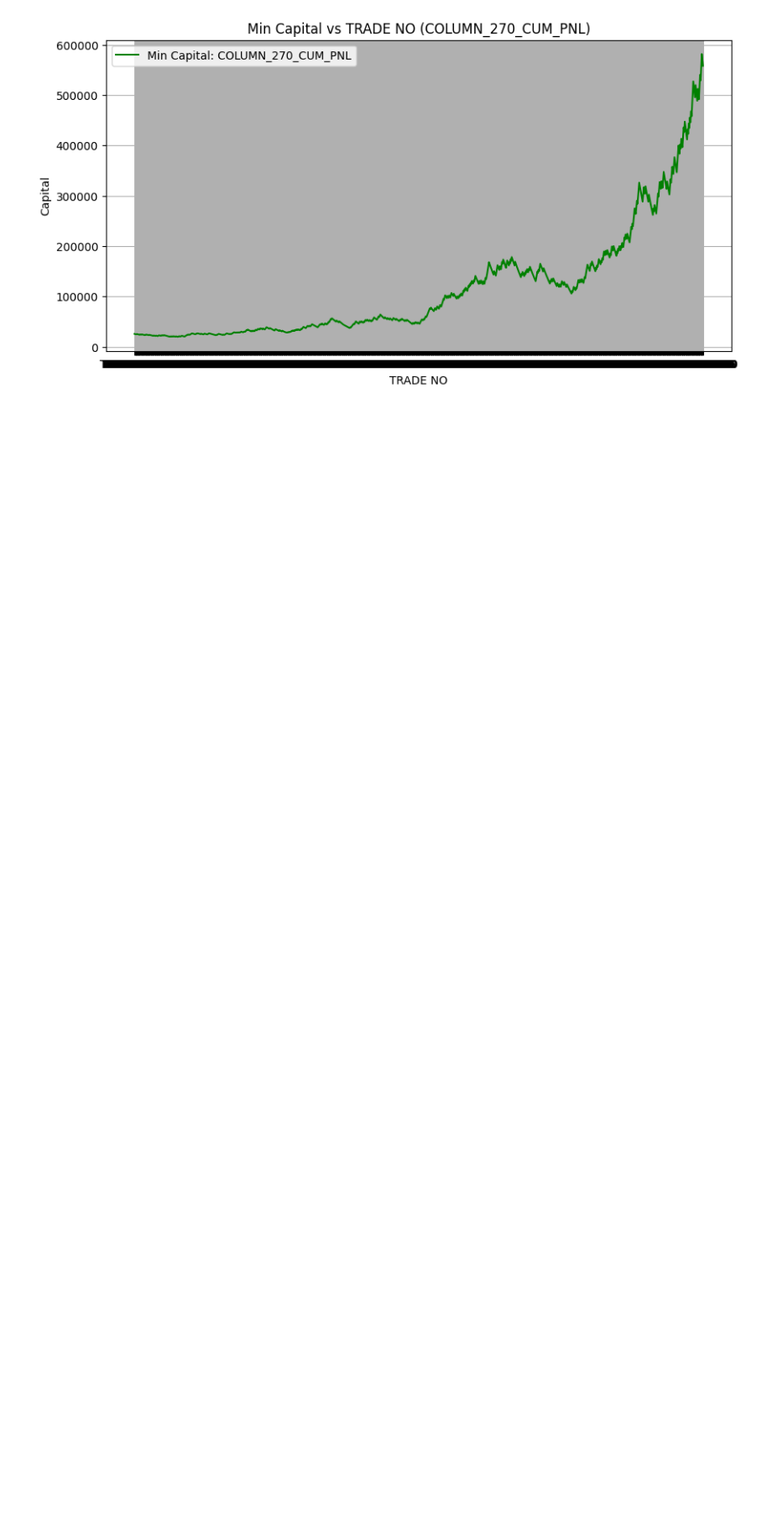
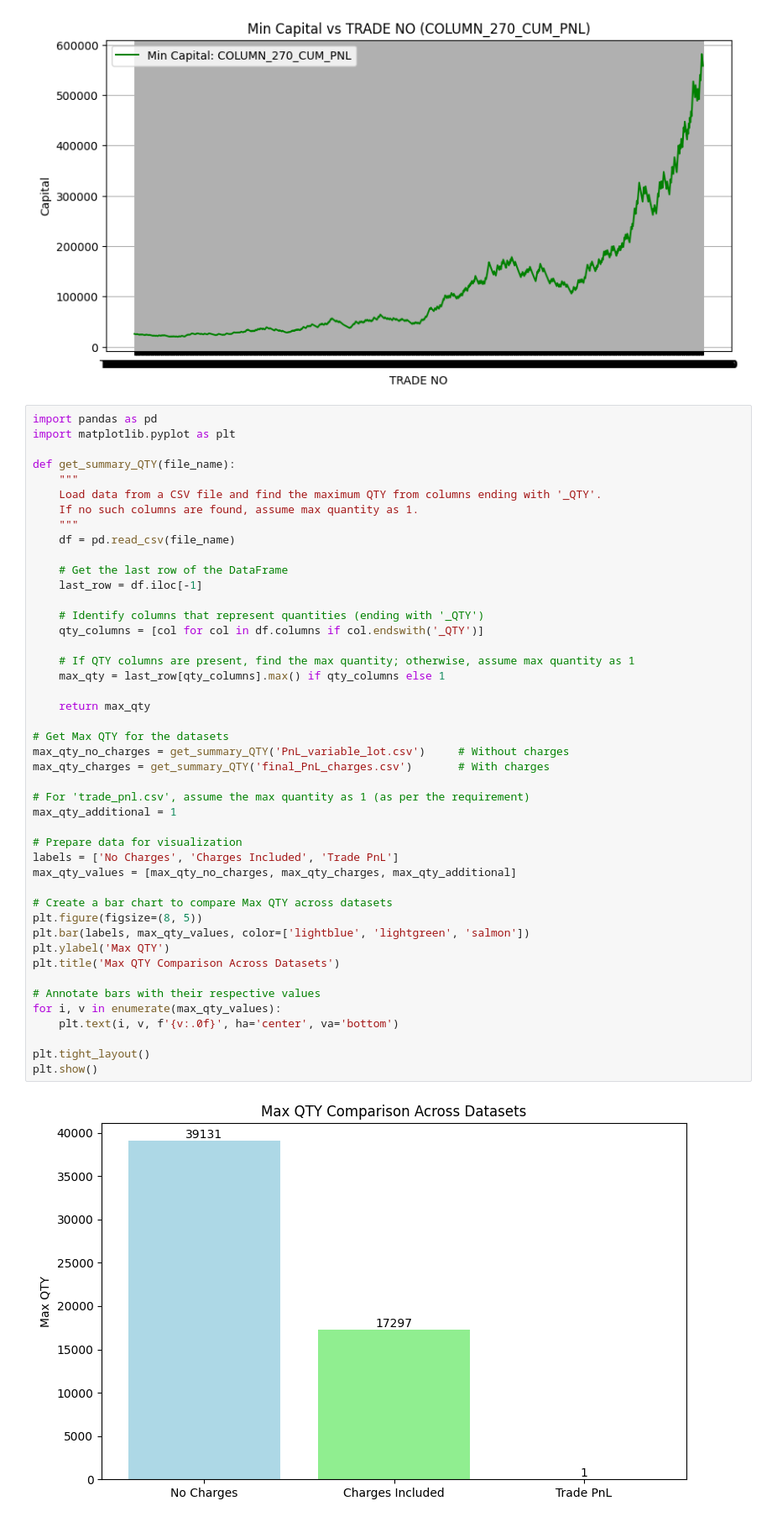
Before and after one commit to Bharatgaur/Trading, a Jupyter notebook: TRADE_PROBABILITIES_BASE_FILE_2%RISK_Version_1.ipynb, the cells around one changed output. Shown: that part at 84% size. Cells and saved outputs as stored; diff of their text form; blank space fills up the shorter version.

```diff
--- a/TRADE_PROBABILITIES_BASE_FILE_2%RISK_Version_1.ipynb
+++ b/TRADE_PROBABILITIES_BASE_FILE_2%RISK_Version_1.ipynb
@@ -704,3 +704,50 @@ plt.grid(True)
 plt.show()
 # %% [output]
 [figure]
+# %%
+import pandas as pd
+import matplotlib.pyplot as plt
+
+def get_summary_QTY(file_name):
+    """
+    Load data from a CSV file and find the maximum QTY from columns ending with '_QTY'.
+    If no such columns are found, assume max quantity as 1.
+    """
+    df = pd.read_csv(file_name)
+
+    # Get the last row of the DataFrame
+    last_row = df.iloc[-1]
+
+    # Identify columns that represent quantities (ending with '_QTY')
+    qty_columns = [col for col in df.columns if col.endswith('_QTY')]
+
+    # If QTY columns are present, find the max quantity; otherwise, assume max quantity as 1
+    max_qty = last_row[qty_columns].max() if qty_columns else 1
+
+    return max_qty
+
+# Get Max QTY for the datasets
+max_qty_no_charges = get_summary_QTY('PnL_variable_lot.csv')     # Without charges
+max_qty_charges = get_summary_QTY('final_PnL_charges.csv')       # With charges
+
+# For 'trade_pnl.csv', assume the max quantity as 1 (as per the requirement)
+max_qty_additional = 1
+
+# Prepare data for visualization
+labels = ['No Charges', 'Charges Included', 'Trade PnL']
+max_qty_values = [max_qty_no_charges, max_qty_charges, max_qty_additional]
+
+# Create a bar chart to compare Max QTY across datasets
+plt.figure(figsize=(8, 5))
+plt.bar(labels, max_qty_values, color=['lightblue', 'lightgreen', 'salmon'])
+plt.ylabel('Max QTY')
+plt.title('Max QTY Comparison Across Datasets')
+
+# Annotate bars with their respective values
+for i, v in enumerate(max_qty_values):
+    plt.text(i, v, f'{v:.0f}', ha='center', va='bottom')
+
+plt.tight_layout()
+plt.show()
+# %% [output]
+[figure, added]
```
Also changed, not shown: parts of 2 cells of this notebook.
